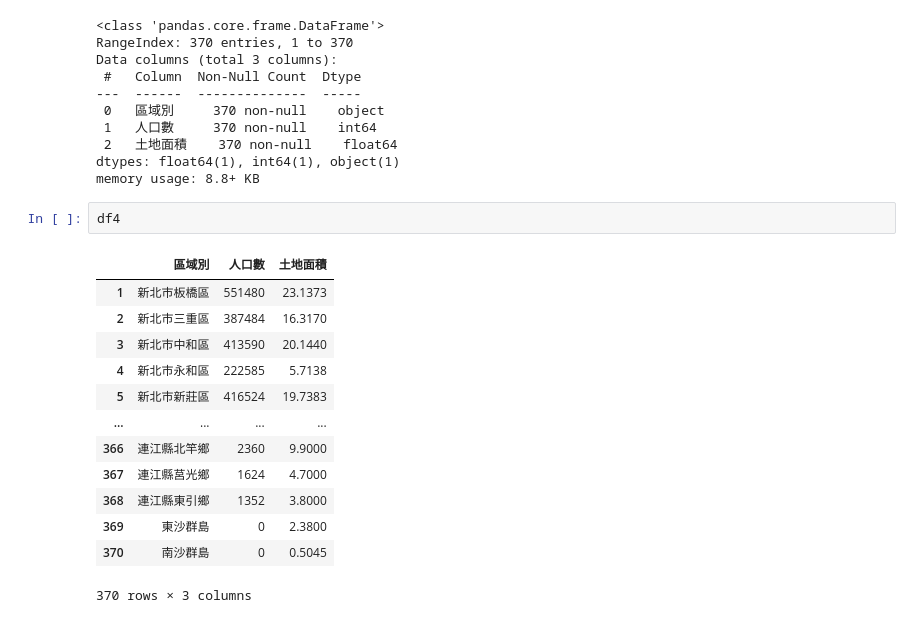
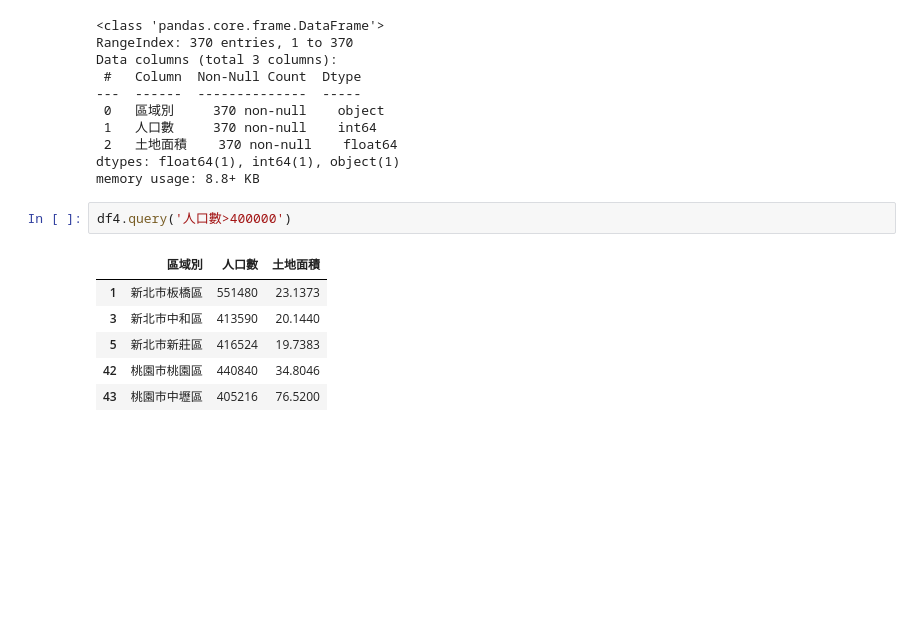
Before and after one commit to Bebe1125/_2023_07_23_sunday_, a Jupyter notebook: lesson18_3.ipynb, the cells around one changed output. Cells and saved outputs as stored; diff of their text form; blank space fills up the shorter version.

```diff
--- a/lesson18_3.ipynb
+++ b/lesson18_3.ipynb
@@ -198,19 +198,12 @@ Data columns (total 3 columns):
  2   土地面積    370 non-null    float64
 dtypes: float64(1), int64(1), object(1)
 memory usage: 8.8+ KB
-# %%
-df4
-# %% [output]
-|  | 區域別 | 人口數 | 土地面積 |
-| 1 | 新北市板橋區 | 551480 | 23.1373 |
-| 2 | 新北市三重區 | 387484 | 16.3170 |
-| 3 | 新北市中和區 | 413590 | 20.1440 |
-| 4 | 新北市永和區 | 222585 | 5.7138 |
-| 5 | 新北市新莊區 | 416524 | 19.7383 |
-| ... | ... | ... | ... |
-| 366 | 連江縣北竿鄉 | 2360 | 9.9000 |
-| 367 | 連江縣莒光鄉 | 1624 | 4.7000 |
-| 368 | 連江縣東引鄉 | 1352 | 3.8000 |
-| 369 | 東沙群島 | 0 | 2.3800 |
-| 370 | 南沙群島 | 0 | 0.5045 |
-370 rows × 3 columns
+# %%
+df4.query('人口數>400000')
+# %% [output]
+|  | 區域別 | 人口數 | 土地面積 |
+| 1 | 新北市板橋區 | 551480 | 23.1373 |
+| 3 | 新北市中和區 | 413590 | 20.1440 |
+| 5 | 新北市新莊區 | 416524 | 19.7383 |
+| 42 | 桃園市桃園區 | 440840 | 34.8046 |
+| 43 | 桃園市中壢區 | 405216 | 76.5200 |
```
